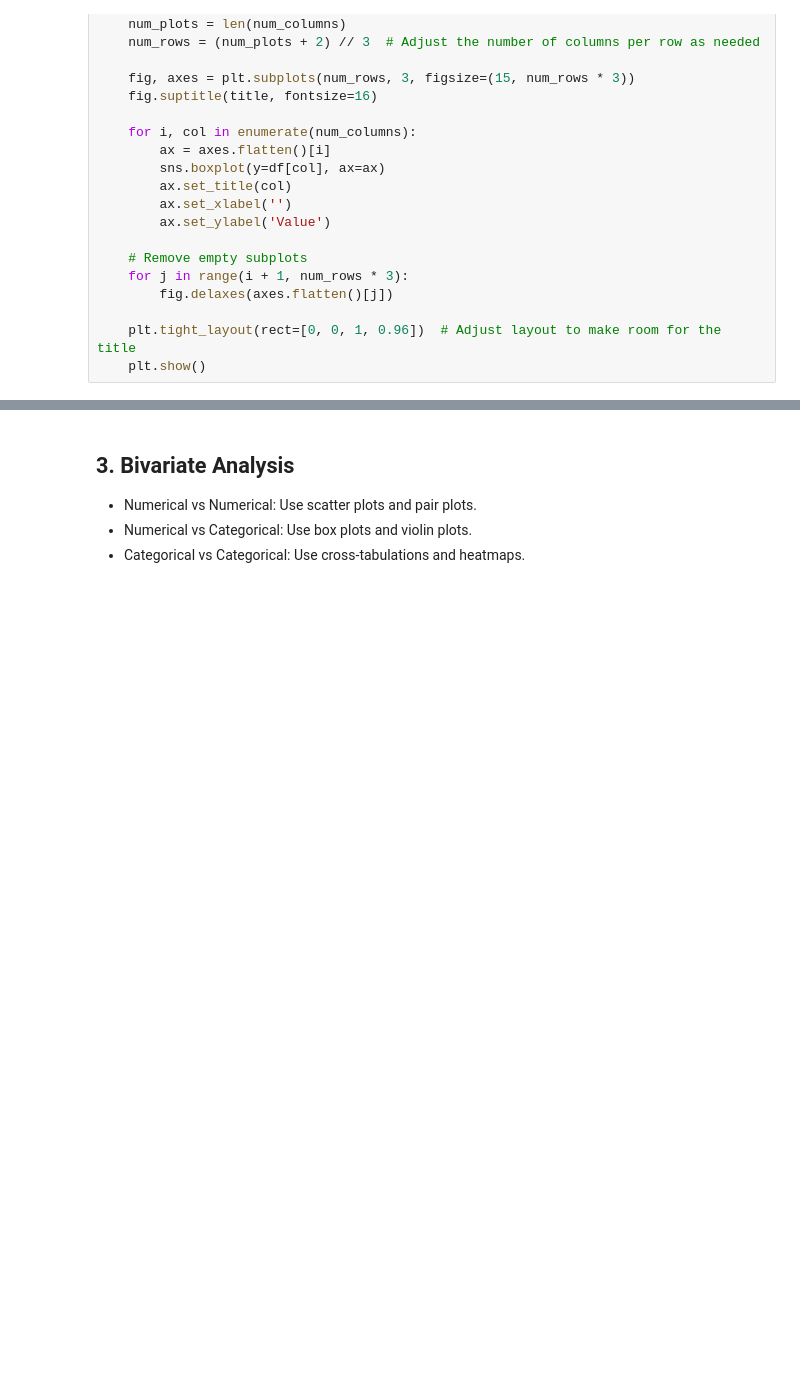
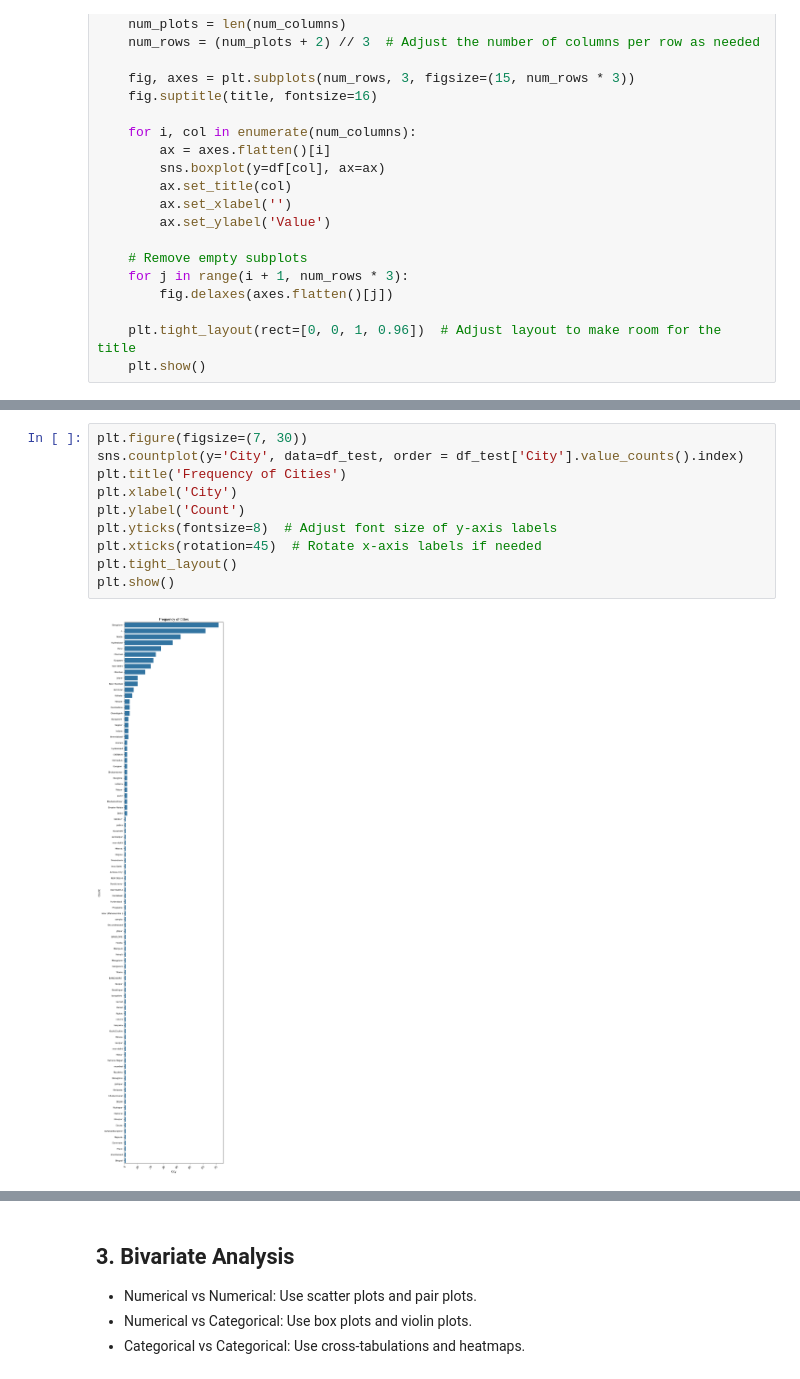
Before and after one commit to andresyarte/Restaurant-Turnover-Prediction, a Jupyter notebook: main.ipynb, the cells around one changed output, grey strips where cells are left out. Saved outputs shown, nothing was run; the diff lists cells and outputs as text; blank space fills up the shorter version.

```diff
--- a/main.ipynb
+++ b/main.ipynb
@@ -394,0 +456,12 @@ create_boxplots(df_test, 'Boxplots for df_test')
+# %%
+plt.figure(figsize=(7, 30))
+sns.countplot(y='City', data=df_test, order = df_test['City'].value_counts().index)
+plt.title('Frequency of Cities')
+plt.xlabel('City')
+plt.ylabel('Count')
+plt.yticks(fontsize=8)  # Adjust font size of y-axis labels
+plt.xticks(rotation=45)  # Rotate x-axis labels if needed
+plt.tight_layout()
+plt.show()
+# %% [output]
+[figure, added]
```
Also changed, not shown: parts of 71 cells of this notebook, 5 other files.
